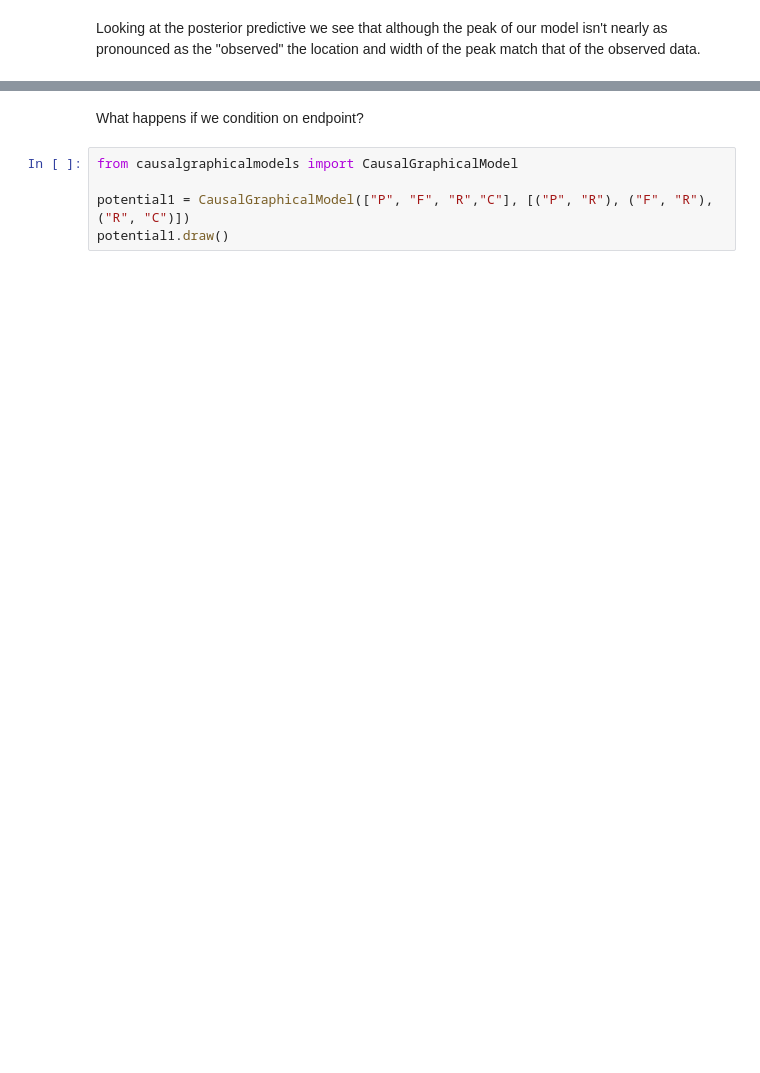
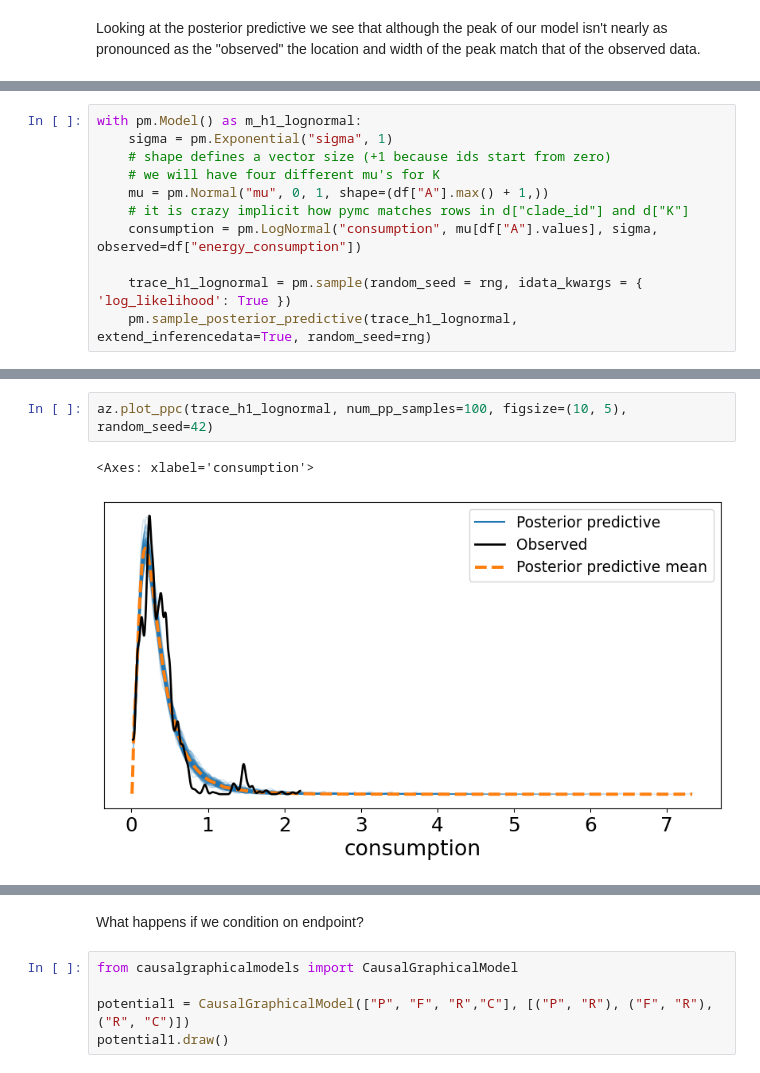
Before and after one commit to joakimGD/PRPRO-exam, a Jupyter notebook: main-question.ipynb, the cells around one changed output, grey strips where cells are left out. Drawn from its saved outputs; the diff is of its cells as text; blank space fills up the shorter version.

```diff
--- a/main-question.ipynb
+++ b/main-question.ipynb
@@ -332,0 +362,11 @@ Looking at the posterior predictive we see that although the peak of our model i
+# %%
+with pm.Model() as m_h1_lognormal:
+    sigma = pm.Exponential("sigma", 1)
+    # shape defines a vector size (+1 because ids start from zero)
+    # we will have four different mu's for K
+    mu = pm.Normal("mu", 0, 1, shape=(df["A"].max() + 1,))
+    # it is crazy implicit how pymc matches rows in d["clade_id"] and d["K"]
+    consumption = pm.LogNormal("consumption", mu[df["A"].values], sigma, observed=df["energy_consumption"])
+
+    trace_h1_lognormal = pm.sample(random_seed = rng, idata_kwargs = { 'log_likelihood': True })
+    pm.sample_posterior_predictive(trace_h1_lognormal, extend_inferencedata=True, random_seed=rng)
@@ -332,0 +383,5 @@ Looking at the posterior predictive we see that although the peak of our model i
+# %%
+az.plot_ppc(trace_h1_lognormal, num_pp_samples=100, figsize=(10, 5), random_seed=42)
+# %% [output]
+<Axes: xlabel='consumption'>
+[figure, added]
```
Also changed, not shown: parts of 11 cells of this notebook.
